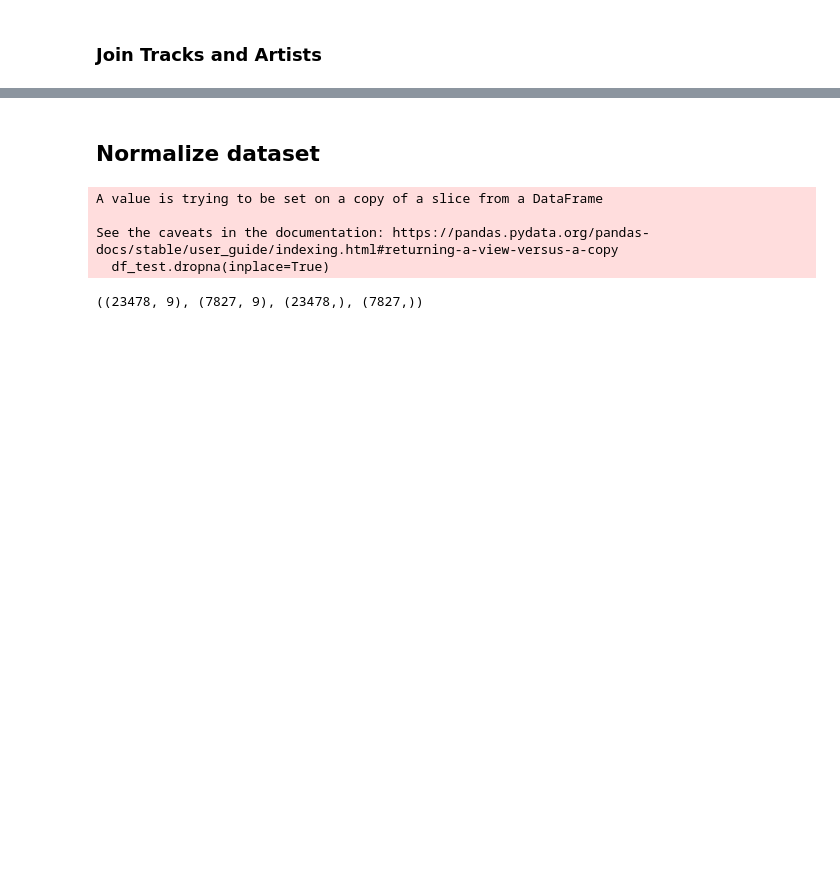
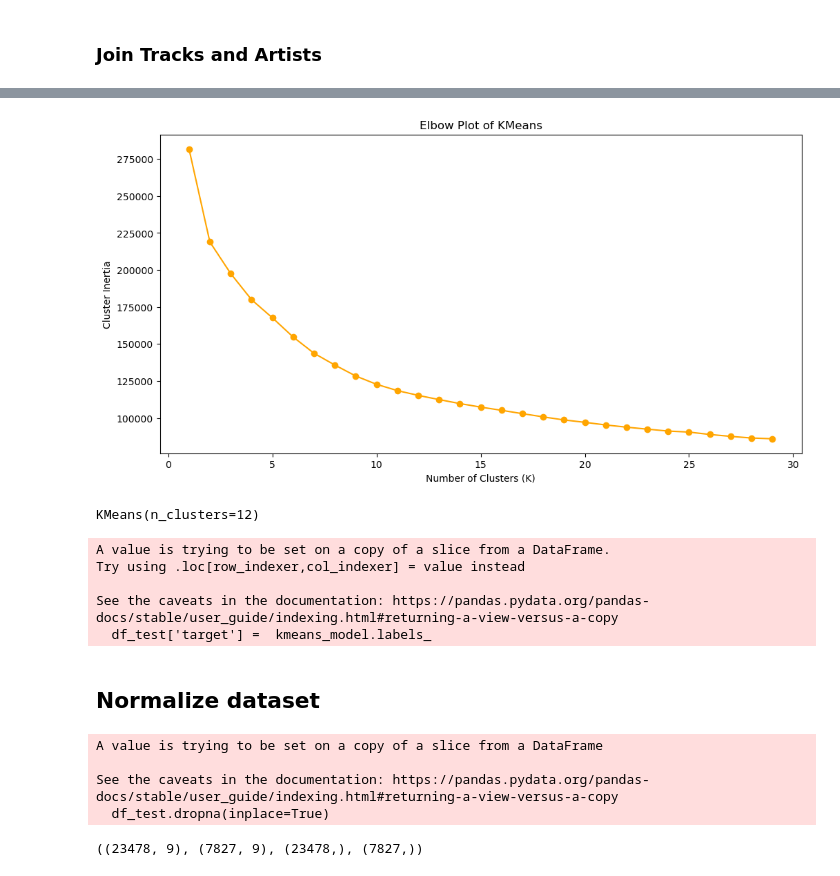
Before and after one commit to johannesgl4d0s/ml_knn, a Jupyter notebook: Spotify_KNN_Workflow.ipynb, the cells around one changed output, grey strips where cells are left out. Saved outputs shown, nothing was run; the diff lists cells and outputs as text; code cells hidden in the pictures; blank space fills up the shorter version.

```diff
--- a/Spotify_KNN_Workflow.ipynb
+++ b/Spotify_KNN_Workflow.ipynb
@@ -106,3 +128,6 @@ def get_joined_dataframes(df_tracks, df_artists, df_albums):
 #df_test.head()
 # %%
 df_join, df_test = get_joined_dataframes(df_tracks, df_artists, df_albums)
+# %%
+df = df_test.drop('target', axis= 1)
+df.head()
@@ -109,3 +142,56 @@ df_join, df_test = get_joined_dataframes(df_tracks, df_artists, df_albums)
+# %%
+from sklearn.preprocessing import StandardScaler
+
+scaler = StandardScaler()
+
+scaler.fit(df)
+
+scaled_data = scaler.transform(df)
+# %%
+def find_best_clusters(df, maximum_K):
+
+    clusters_centers = []
+    k_values = []
+
+    for k in range(1, maximum_K):
+
+        kmeans_model = KMeans(n_clusters = k)
+        kmeans_model.fit(df)
+
+        clusters_centers.append(kmeans_model.inertia_)
+        k_values.append(k)
+
+
+    return clusters_centers, k_values
+# %%
+def generate_elbow_plot(clusters_centers, k_values):
+
+    figure = plt.subplots(figsize = (12, 6))
+    plt.plot(k_values, clusters_centers, 'o-', color = 'orange')
+    plt.xlabel("Number of Clusters (K)")
+    plt.ylabel("Cluster Inertia")
+    plt.title("Elbow Plot of KMeans")
+    plt.show()
+# %%
+clusters_centers, k_values = find_best_clusters(scaled_data, 30)
+
+generate_elbow_plot(clusters_centers, k_values)
+# %% [output]
+[figure, added]
+# %%
+kmeans_model = KMeans(n_clusters = 12)
+
+kmeans_model.fit(scaled_data)
+# %% [output]
+KMeans(n_clusters=12)
+# %%
+df_test['target'] =  kmeans_model.labels_
+# %% [output]
+A value is trying to be set on a copy of a slice from a DataFrame.
+Try using .loc[row_indexer,col_indexer] = value instead
+
+See the caveats in the documentation: https://pandas.pydata.org/pandas-docs/stable/user_guide/indexing.html#returning-a-view-versus-a-copy
+  df_test['target'] =  kmeans_model.labels_
 # %%
 #maybe delete audiobooks. we will see
 non_v = list(df_join[df_join.speechiness >= 0.93]['playlist'].unique())
```
Also changed, not shown: parts of 6 cells of this notebook, 3 other files.
